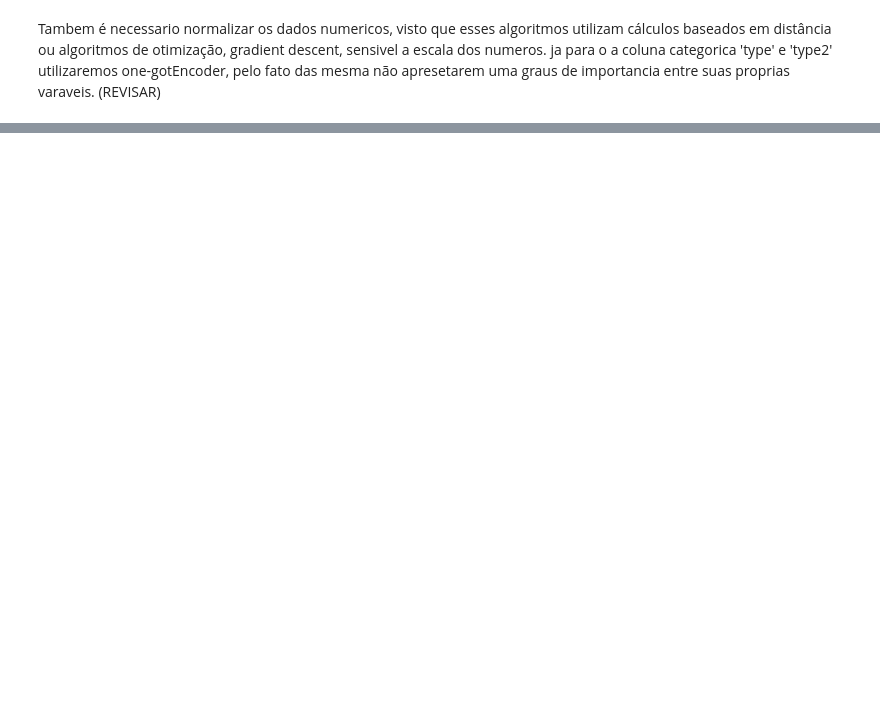
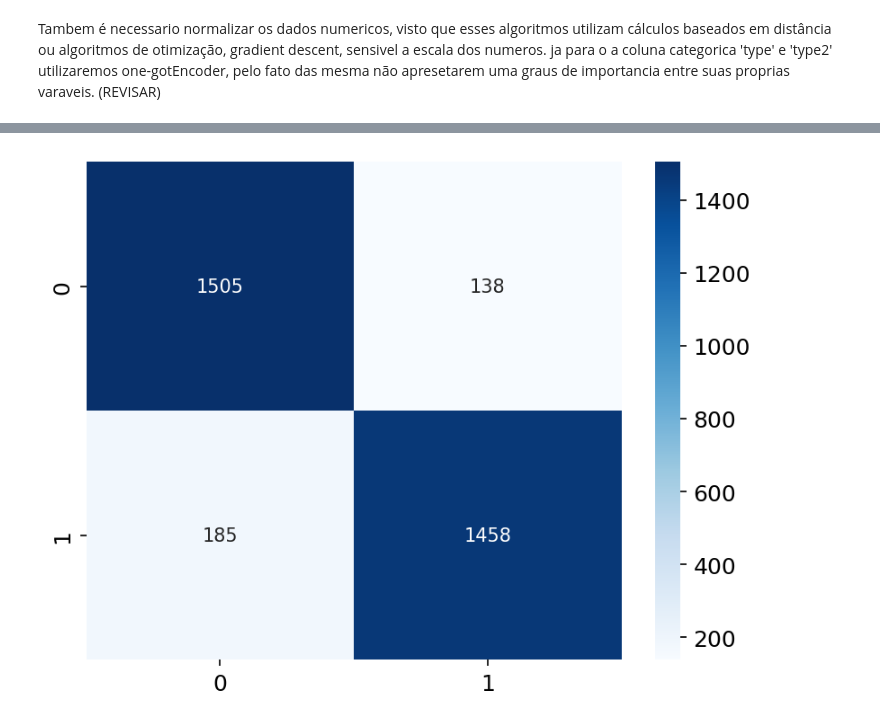
Before and after one commit to walacevale/Machine-Learning-Estudos-e-Projetos-, a Jupyter notebook: Fraud_Detection/main.ipynb, the cells around one changed output, grey strips where cells are left out. Saved outputs shown, nothing was run; the diff lists cells and outputs as text; code cells hidden in the pictures; blank space fills up the shorter version.

```diff
--- a/Fraud_Detection/main.ipynb
+++ b/Fraud_Detection/main.ipynb
@@ -468,13 +501,15 @@ print(eval_df)
 # %%
 param_grid = {
-    'n_estimators': (10, 200),
-    'max_depth': (3, 15),
-    'min_samples_split': (2, 10),
-    'min_samples_leaf': (1, 4),
-    'max_features': ['auto', 'sqrt', 'log2']
+    'n_estimators': [100, 200,300,400],
+    'max_depth': (3, 25),
+    'learning_rate': (0.01, 0.1, 'log-uniform'),
+    'colsample_bytree': (0.1, 1.0),
+    'subsample': (0.1, 1.0),
+    'gamma': (0, 15),
+    'min_child_weight': (1, 20)
 }
 
-rfc = RandomForestClassifier(class_weight='balanced')
+rfc = XGBClassifier()
 opt = BayesSearchCV(rfc, param_grid, n_iter=32, cv=3, n_jobs=-1)
 # %%
 
@@ -487,0 +548,9 @@ print("Melhores hiperparâmetros:", opt.best_params_)
+# %%
+from sklearn.metrics import confusion_matrix
+ax = sns.heatmap(confusion_matrix(y_test, y_pred),
+                 annot=True,
+                 annot_kws={"fontsize":10},
+                 fmt = 'd',
+                 cmap = 'Blues')
+# %% [output]
+[figure, added]
```
Also changed, not shown: parts of 20 cells of this notebook.
